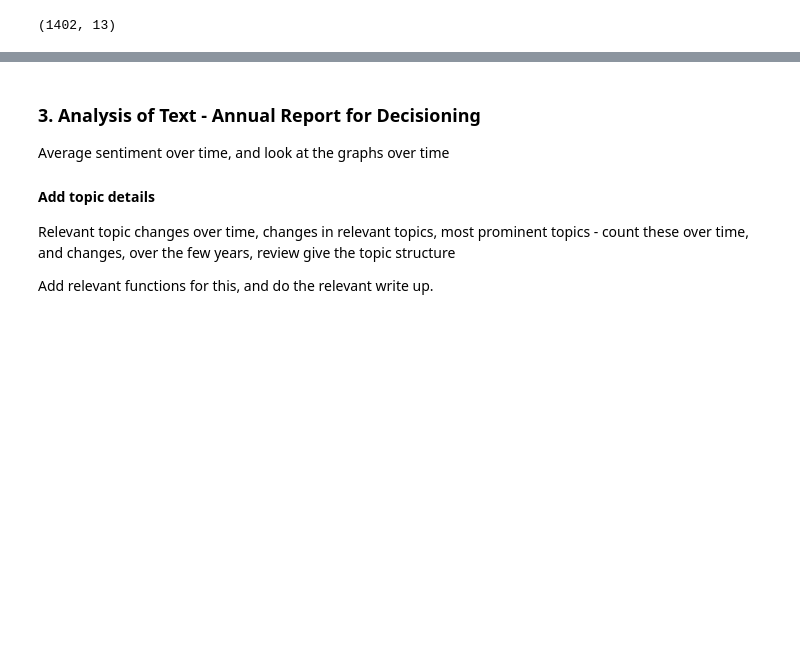
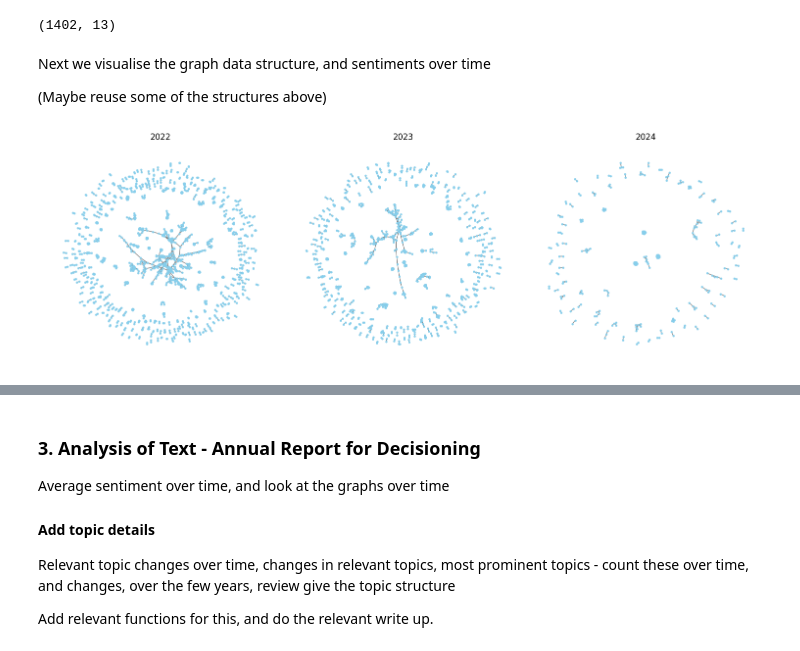
Before and after one commit to PeterHuGC/Imperial_Dissertation_Research, a Jupyter notebook: 5.Final_report_story_telling/EDA_analysis_workflow_planning_implementation.ipynb, the cells around one changed output, grey strips where cells are left out. Saved outputs shown, nothing was run; the diff lists cells and outputs as text; code cells hidden in the pictures; blank space fills up the shorter version.

```diff
--- a/5.Final_report_story_telling/EDA_analysis_workflow_planning_implementation.ipynb
+++ b/5.Final_report_story_telling/EDA_analysis_workflow_planning_implementation.ipynb
@@ -287,0 +141,8 @@ boarded_graph_df_with_gvkey.shape
+# %% [markdown]
+Next we visualise the graph data structure, and sentiments over time
+
+(Maybe reuse some of the structures above)
+# %%
+ga.plot_graphs_from_dict(boardex_interlock_adj_dict)
+# %% [output]
+[figure, added]
```
Also changed, not shown: parts of 41 cells of this notebook, 2 other files.
